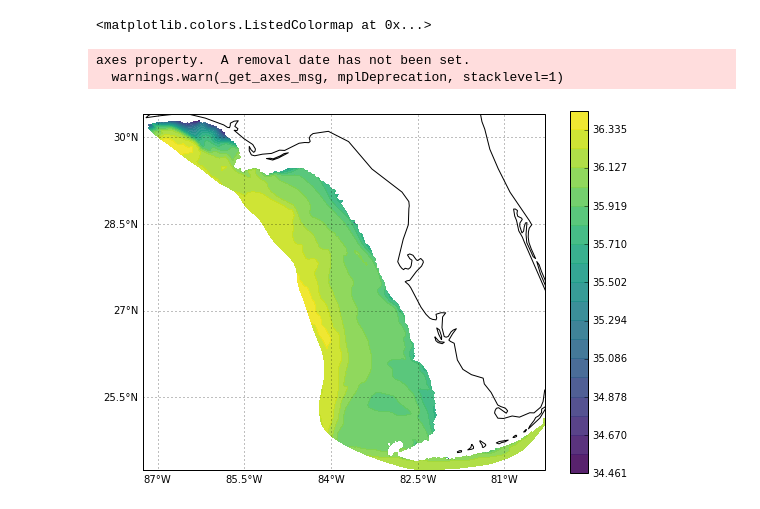
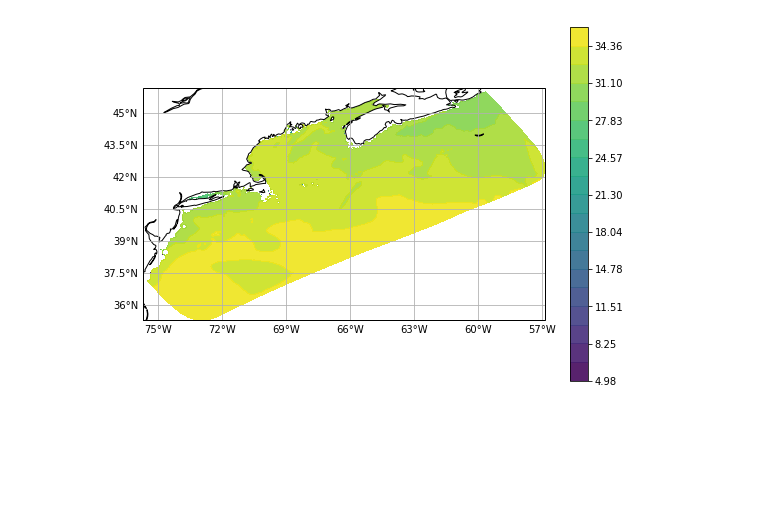
Before and after one commit to ioos/ciso, a Jupyter notebook: notebooks/ciso_FVCOM_example.ipynb, the cells around one changed output. Cells and saved outputs as stored; diff of their text form; code cells hidden in the pictures; blank space fills up the shorter version.

```diff
--- a/notebooks/ciso_FVCOM_example.ipynb
+++ b/notebooks/ciso_FVCOM_example.ipynb
@@ -4,11 +4,11 @@ import warnings
 import iris
 
 
-url = 'http://crow.marine.usf.edu:8080/thredds/dodsC/FVCOM-Nowcast-Agg.nc'
+url = 'http://www.smast.umassd.edu:8080/thredds/dodsC/FVCOM/NECOFS/Forecasts/NECOFS_GOM3_FORECAST.nc'
 
 
 with warnings.catch_warnings():
-    warnings.simplefilter("ignore")
+    warnings.simplefilter('ignore')
     cubes = iris.load_raw(url)
 # %%
 salt = cubes.extract_strict('sea_water_salinity')[-1, ...]  # Last time step.
@@ -53,34 +53,25 @@ def make_map(projection=ccrs.PlateCarree()):
     gl.yformatter = LATITUDE_FORMATTER
     ax.coastlines('50m')
     return fig, ax
-# %%
-import pyugrid
-import matplotlib.tri as tri
-
-ugrid = pyugrid.UGrid.from_ncfile(url)
-
-lon = ugrid.nodes[:, 0]
-lat = ugrid.nodes[:, 1]
-triangles = ugrid.faces[:]
-
-triang = tri.Triangulation(lon, lat, triangles=triangles)
-# %%
-cmap
-# %% [output]
-<matplotlib.colors.ListedColormap at 0x...>
+# %%
+import gridgeo
+
+
+grid = gridgeo.GridGeo(
+    url,
+    standard_name='sea_water_salinity'
+)
 # %%
 fig, ax = make_map()
 extent = [lon.min(), lon.max(),
           lat.min(), lat.max()]
 ax.set_extent(extent)
 
 levels = np.linspace(vmin, vmax, 20)
 
 kw = dict(cmap=cmap, alpha=0.9, levels=levels)
-cs = ax.tricontourf(triang, isoslice, **kw)
+cs = ax.tricontourf(grid.triang, isoslice, **kw)
 kw = dict(shrink=0.5, orientation='vertical')
 cbar = fig.colorbar(cs, **kw)
 # %% [output]
-axes property.  A removal date has not been set.
-  warnings.warn(_get_axes_msg, mplDeprecation, stacklevel=1)
-[figure, old version]
+[figure, new version]
```
Also changed, not shown: 16 other files.
